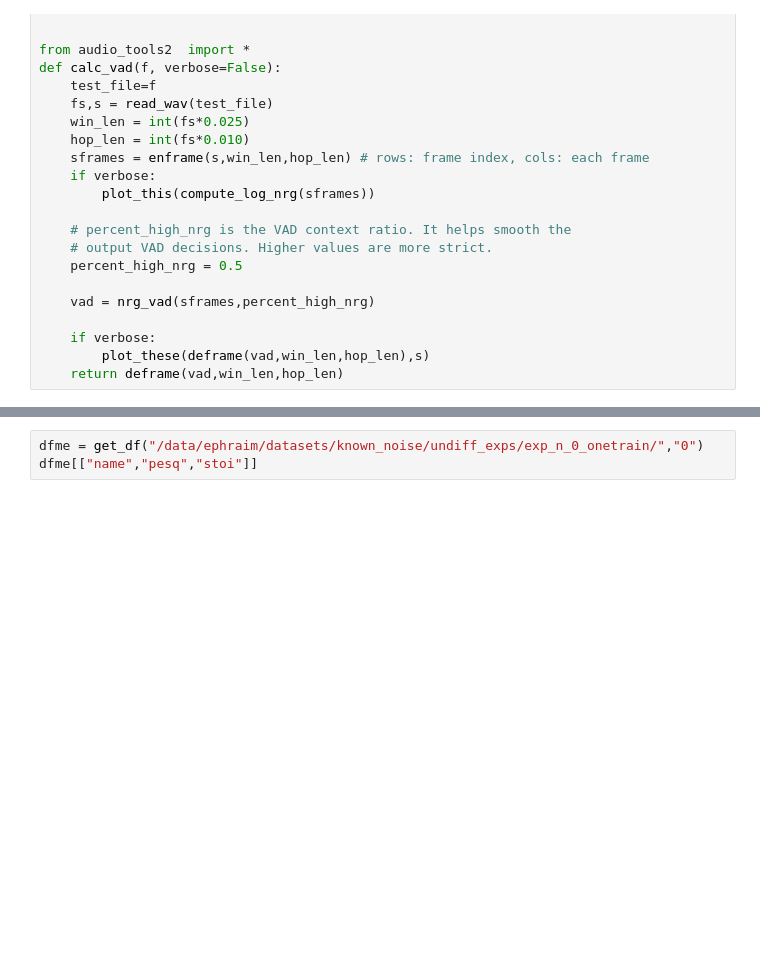
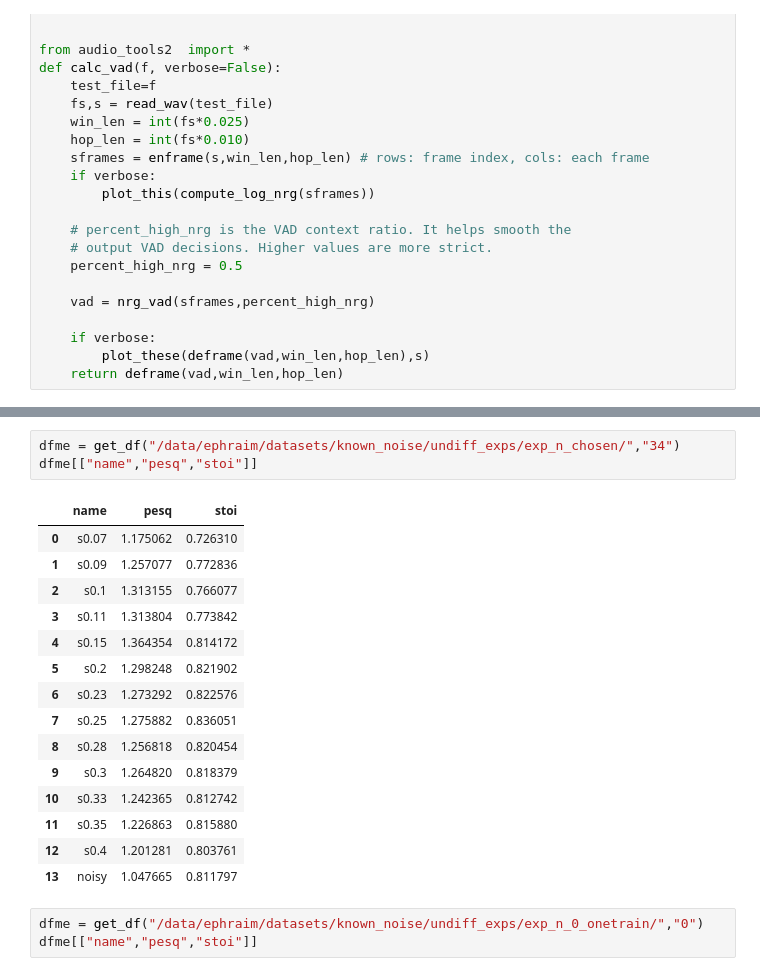
Before and after one commit to ephiephi/Undiff, a Jupyter notebook: analyze/analyze_exp_n.ipynb, the cells around one changed output, grey strips where cells are left out. Saved outputs shown, nothing was run; the diff lists cells and outputs as text; blank space fills up the shorter version.

```diff
--- a/analyze/analyze_exp_n.ipynb
+++ b/analyze/analyze_exp_n.ipynb
@@ -146,3 +272,22 @@ def calc_vad(f, verbose=False):
+# %%
+dfme = get_df("/data/ephraim/datasets/known_noise/undiff_exps/exp_n_chosen/","34")
+dfme[["name","pesq","stoi"]]
+# %% [output]
+|  | name | pesq | stoi |
+| 0 | s0.07 | 1.175062 | 0.726310 |
+| 1 | s0.09 | 1.257077 | 0.772836 |
+| 2 | s0.1 | 1.313155 | 0.766077 |
+| 3 | s0.11 | 1.313804 | 0.773842 |
+| 4 | s0.15 | 1.364354 | 0.814172 |
+| 5 | s0.2 | 1.298248 | 0.821902 |
+| 6 | s0.23 | 1.273292 | 0.822576 |
+| 7 | s0.25 | 1.275882 | 0.836051 |
+| 8 | s0.28 | 1.256818 | 0.820454 |
+| 9 | s0.3 | 1.264820 | 0.818379 |
+| 10 | s0.33 | 1.242365 | 0.812742 |
+| 11 | s0.35 | 1.226863 | 0.815880 |
+| 12 | s0.4 | 1.201281 | 0.803761 |
+| 13 | noisy | 1.047665 | 0.811797 |
 # %%
 dfme = get_df("/data/ephraim/datasets/known_noise/undiff_exps/exp_n_0_onetrain/","0")
 dfme[["name","pesq","stoi"]]
```
Also changed, not shown: parts of 10 cells of this notebook, 34 other files.
